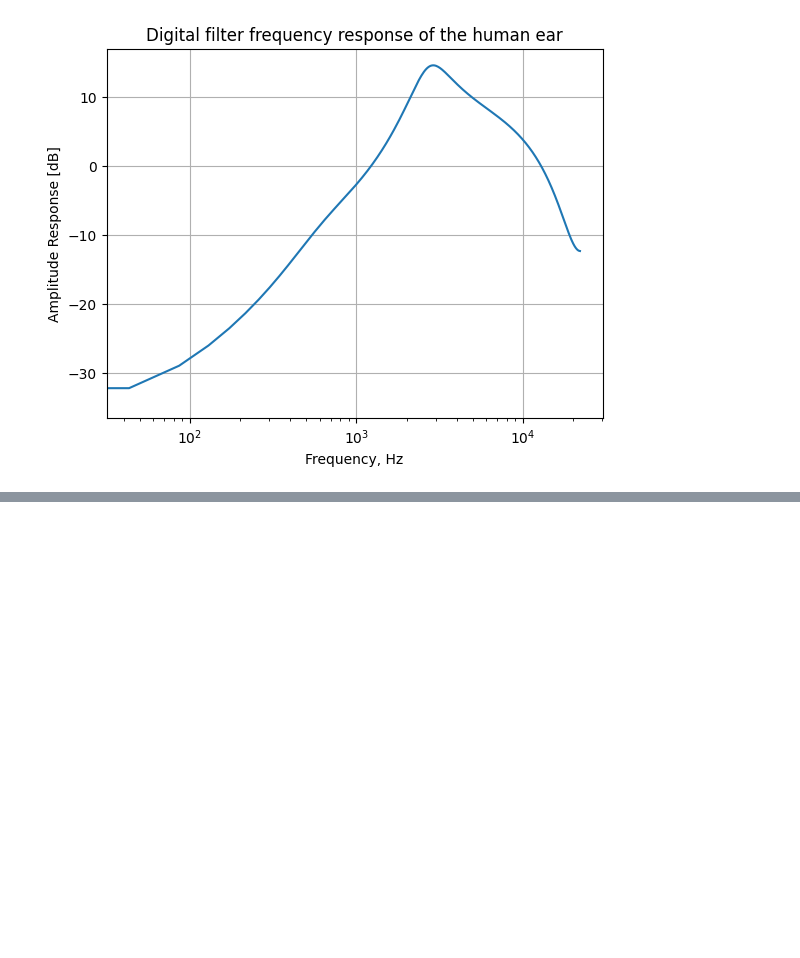
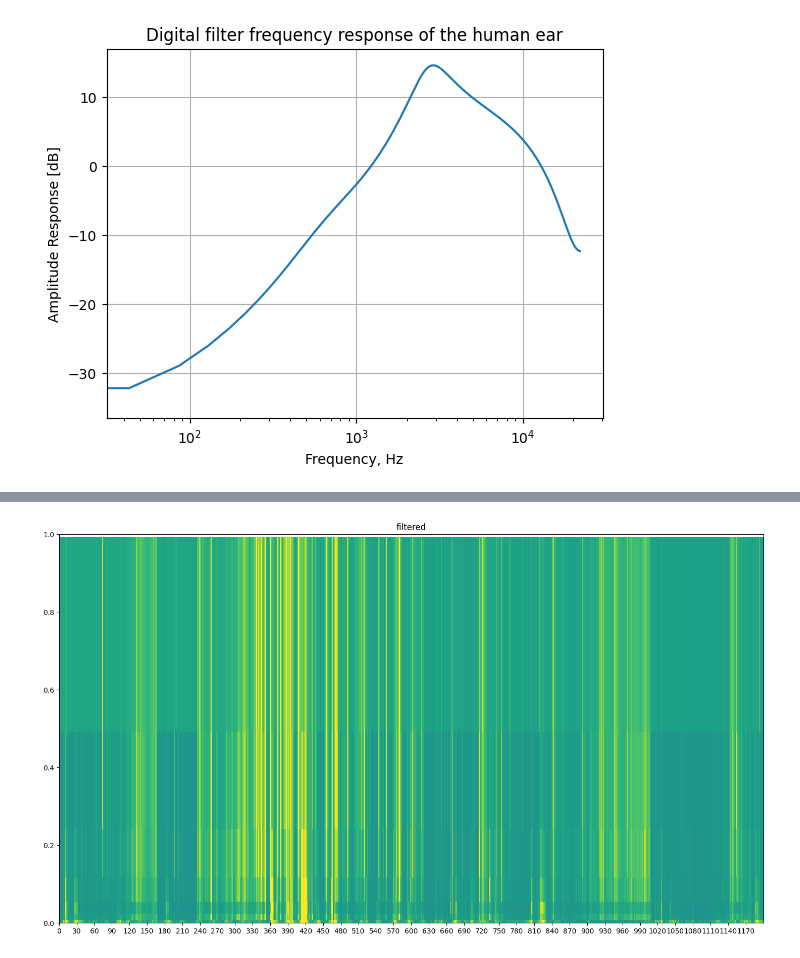
Before and after one commit to alpocnito/drons, a Jupyter notebook: dwt.ipynb, the cells around one changed output, grey strips where cells are left out. Drawn from its saved outputs; the diff is of its cells as text; code cells hidden in the pictures; blank space fills up the shorter version.

```diff
--- a/dwt.ipynb
+++ b/dwt.ipynb
@@ -199,3 +199,90 @@ def filter(signal, F):
 filter(1, 44100)
 # %% [output]
 [figure]
+# %%
+from utils import load_data, filter_highpass
+import matplotlib.pyplot as plt
+import pywt
+import scipy.signal
+import numpy as np
+from numpy.fft import rfft, rfftfreq
+import wavio
+import time
+
+F, raw_data = load_data("data/Out-58/07_06_2024_15_32_12/audio/LS_07-06-2024__16-17-32.wav")
+
+OFFSET = 0
+START = 0
+END = 60 * 20
+data = raw_data[int(F*(START + OFFSET)):int(F*(END + OFFSET))]
+def scalogram(data, wavelet_nm):
+    means = [-0.20903559490717494, 0.036762829207657007, 0.0924794152478447, -0.016174888335484514, -0.0014681012150147847, -0.025436077176437758, -0.003465459757298118]
+    std_devs = [97.3446572978594, 71.32080537653721, 159.26835265993802, 287.9126339564795, 195.74196699292455, 83.31490079760044, 29.179565837473643]
+    for i in range(len(data)):
+        mean = means[i] # np.mean(data[i])
+        std_dev = std_devs[i] # np.std(data[i])
+        # print(f'{i = }, {mean = }, {std_dev = }')
+        data[i] = (data[i] - mean) / std_dev
+
+    print(time.time())
+
+    # tmp_data = []
+    # for d in data:
+    #     tmp_data.extend(d)
+    # tmp_data = np.array(tmp_data)
+    # mean = np.mean(tmp_data)
+    # std_dev = np.std(tmp_data)
+    # tmp_data = (tmp_data - mean) / std_dev
+
+    # print(mean)
+    # print(std_dev)
+
+    # for i in range(len(data)):
+    #     data[i] = tmp_data[:len(data[i])]
+    #     tmp_data = tmp_data[len(data[i]):]
+
+    bottom = 0
+    fig, ax = plt.subplots(figsize=(18, 10))
+    for row in range(0, len(data)):
+        scale = 2.0 ** (row - len(data))
+        #cale = 1.0 / len(data)
+        ax.imshow(
+            np.array([abs(data[row])]),
+            vmin=-2, vmax=2,
+            aspect='auto',
+            extent = [START, END, bottom, bottom + scale]
+        )
+        ax.set_xticks(np.arange(START, END, step=30))
+        #plt.yticks(np.arange(0, 1, step=0.2))
+        ax.set_ylim([0, 1])
+        #plt.xlim([START, END])
+        bottom += scale
+    plt.title(wavelet_nm)
+    plt.show()
+def filter_highpass(F, signal, filter_cutoff=0.02):
+    b = scipy.signal.firwin(61, cutoff=F*filter_cutoff, fs=F, pass_zero='highpass')
+    return scipy.signal.lfilter(b, [1.0], signal)
+    w, h = scipy.signal.freqz(b, fs=F)
+    plt.title('Digital filter frequency response')
+    plt.plot(w, 20*np.log10(np.abs(h)))
+    plt.title('Digital filter frequency response')
+    plt.ylabel('Amplitude Response [dB]')
+    plt.xlabel('Frequency, Hz')
+    plt.grid()
+    plt.show()
+filtered = filter_highpass(F, data, 0.04)
+#factor = (np.sum(data**2) / np.sum(filtered**2))**0.5
+#filtered = (filtered*factor).astype(int)
+
+# for i in range(1):
+#     data = raw_data[int(F* (0 + (i)/2.0) ):int(F* (0 + (i+1)/2.0) )]
+#     print(time.time())
+#     filtered = filter_highpass(F, data, 0.04)
+#     sig = pywt.wavedec(filtered, 'coif1', level=6)
+#     scalogram(sig, f'filtered from {i/2.0} to {(i+1)/2.0}')
+
+sig = pywt.wavedec(filtered, 'coif1', level=6)
+scalogram(sig, f'filtered')
+wavio.write("data/data.wav", data, F, sampwidth=2)
+wavio.write("data/filtered.wav", filtered, F, sampwidth=2)
+# %% [output]
@@ -201,0 +290 @@ filter(1, 44100)
+[figure, added]
```
Also changed, not shown: parts of 2 cells of this notebook, 1 other file.
